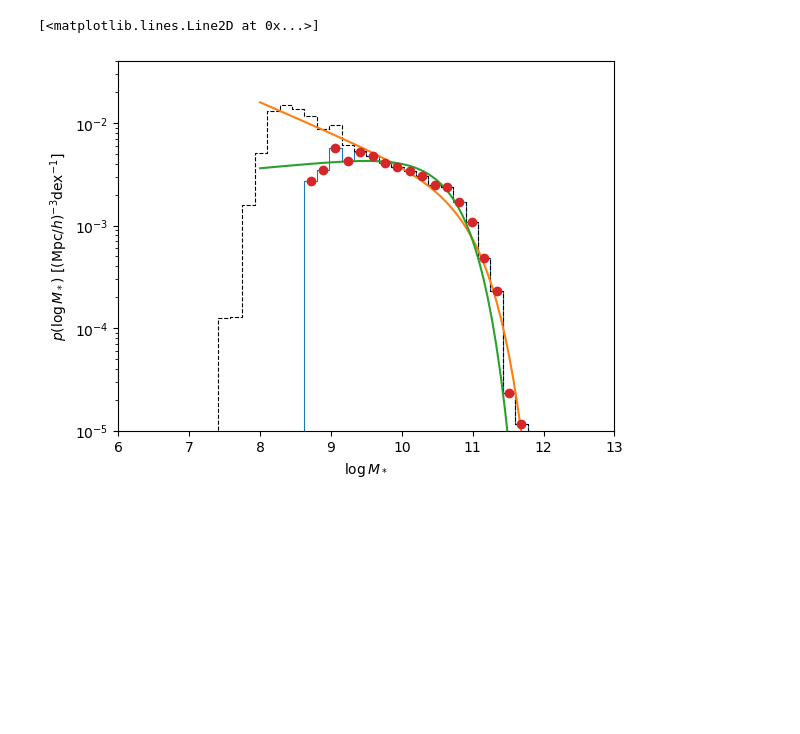
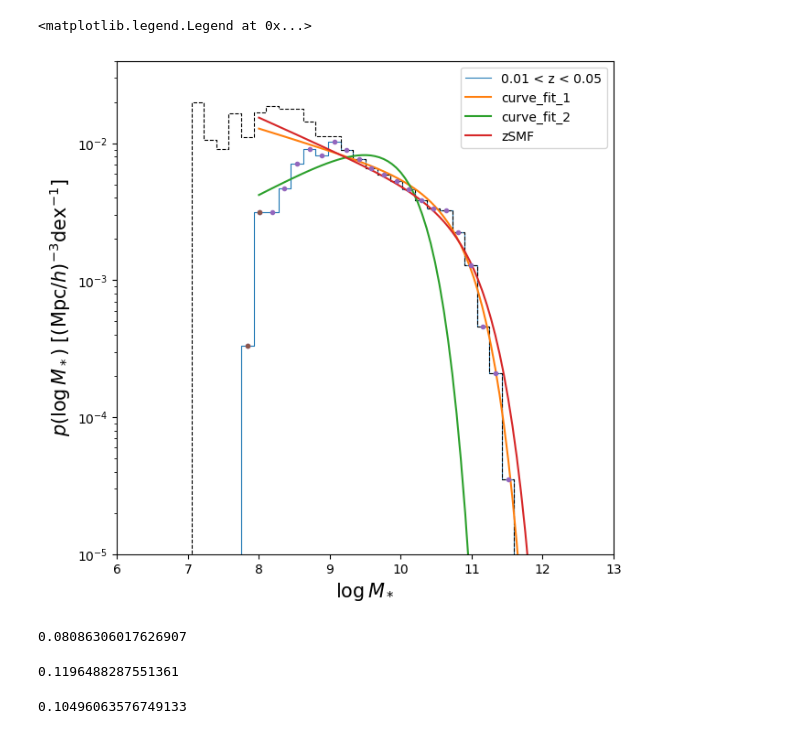
Before and after one commit to fedehope/zSMF, a Jupyter notebook: nb/KL_divergence.ipynb, the cells around one changed output. Cells and saved outputs as stored; diff of their text form; code cells hidden in the pictures; blank space fills up the shorter version.

```diff
--- a/nb/KL_divergence.ipynb
+++ b/nb/KL_divergence.ipynb
@@ -116,12 +116,14 @@ def normalisation_single(z0, zmin, zmax, x, z, best_params):
     return N_bgs
 # %%
 bgs = BGS('BGS_ANY_full.provabgs.lite.hdf5')
+# %%
+zmin, zmax = 0.01, 0.05
+z0 = zmin + (zmax-zmin)/2
+z_bgs, _, x_median_bgs, w_spec_bgs, _ = bgs.select_galaxies(zmin, zmax)
 # %%
 emcee_file = Fileh5(folder='emcee_runs', info_file='_single_')
 emcee_run = EmceeRun(emcee_file)
 # %%
-zmin, zmax = 0.03, 0.06
-
 vmax_hist = VmaxDensity(bgs.file, is_bgs_bright=True)
 h, b, _h, _b = vmax_hist.histogram_norm(zmin, zmax)
 # %%
@@ -130,13 +132,27 @@ mask = (h > 0)
 b_ = b+0.175/2
 # %%
 smf, x = h[mask], b_[:-1][mask]
+# %%
+emcee_run.set_best_params(discard=230)
+best_params = emcee_run.get_best_params()
+a0, a1, a2, a3 = best_params
+n_03_06 = normalisation_single(z0, zmin, zmax, x_median_bgs, z_bgs, best_params)
 # %%
-popt, _ = curve_fit(fit_schechter, x, smf, p0=[11, -1.3, 0.002], maxfev=5000)
+popt_1, _ = curve_fit(fit_schechter, x[5:], smf[5:], p0=[a0 + a1 * z0, a2 + a3 * z0, 0.002], maxfev=5000)
+popt_2, _ = curve_fit(fit_schechter, x, smf, p0=[a0 + a1 * z0, a2 + a3 * z0, 0.002], maxfev=5000)
+logM_fit_1, alpha1_fit_1, phi1_fit_1 = popt_1[0], popt_1[1], popt_1[2]
+logM_fit_2, alpha1_fit_2, phi1_fit_2 = popt_2[0], popt_2[1], popt_2[2]
 # %%
-Plotter.plot_vmax_hist(h, b, _h, _b)
-plt.plot(np.linspace(8, 14, 100), fit_schechter(np.linspace(8,14,100), 11, -1.3, 0.002))
-plt.plot(np.linspace(8, 14, 100), fit_schechter(np.linspace(8,14,100), popt[0], popt[1], popt[2]))
-plt.plot(x, smf, 'o')
+plt.figure(figsize=(7,7))
+Plotter.plot_vmax_hist(h, b, _h, _b, **{'label':f'{zmin} < z < {zmax}'})
+
+plt.plot(np.linspace(8, 14, 100), fit_schechter(np.linspace(8,14,100), logM_fit_1, alpha1_fit_1, phi1_fit_1), label='curve_fit_1')
+plt.plot(np.linspace(8, 14, 100), fit_schechter(np.linspace(8,14,100), logM_fit_2, alpha1_fit_2, phi1_fit_2), label='curve_fit_2')
+plot_zschechter_single(np.linspace(8,14,100),z0, n_03_06, best_params, label='zSMF')
+
+plt.plot(x, smf, 'o', markersize=3)
+plt.plot(x[:2], smf[:2], 'o', markersize=3)
+plt.legend(loc='upper right')
 # %% [output]
-[<matplotlib.lines.Line2D at 0x...>]
+<matplotlib.legend.Legend at 0x...>
-[figure, old version]
+[figure, new version]
@@ -142,0 +163,12 @@ plt.plot(x, smf, 'o')
+# %%
+entropy(smf, q1, base=10)
+# %% [output]
+0.08086306017626907
+# %%
+entropy(smf, q2, base=10)
+# %% [output]
+0.1196488287551361
+# %%
+entropy(smf, q3, base=10)
+# %% [output]
+0.10496063576749133
```
Also changed, not shown: parts of 1 cell of this notebook, 1 other file.
